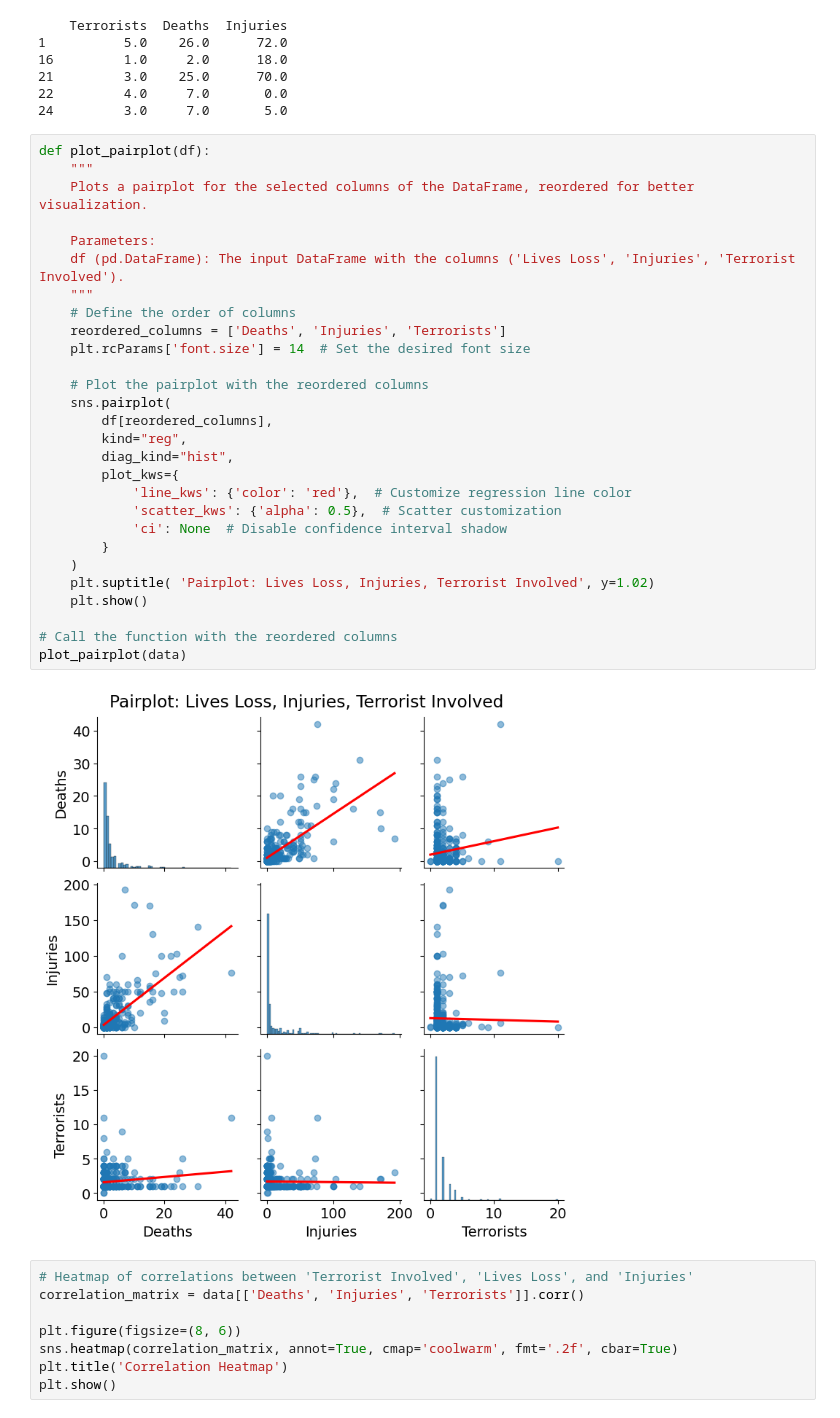
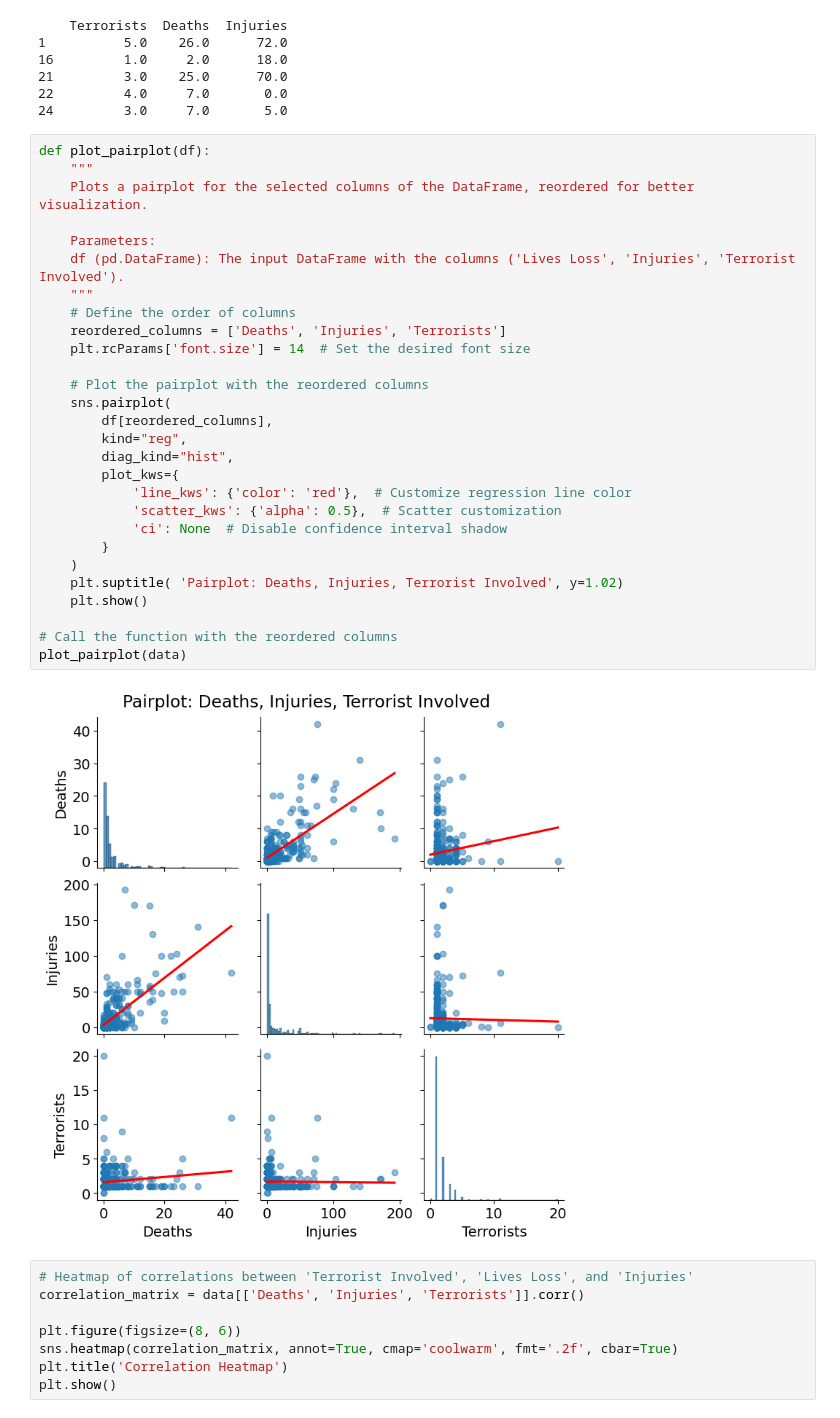
Before and after one commit to Yarin-Shohat/Terror-Attacks-Visualization, a Jupyter notebook: First Visualizations/עיצובים_חלופיים_מטלה_2.ipynb, the cells around one changed output. Saved outputs shown, nothing was run; the diff lists cells and outputs as text.

```diff
--- a/First Visualizations/עיצובים_חלופיים_מטלה_2.ipynb
+++ b/First Visualizations/עיצובים_חלופיים_מטלה_2.ipynb
@@ -56,33 +56,33 @@ print(data.head(5))
 # %%
 def plot_pairplot(df):
     """
     Plots a pairplot for the selected columns of the DataFrame, reordered for better visualization.
 
     Parameters:
     df (pd.DataFrame): The input DataFrame with the columns ('Lives Loss', 'Injuries', 'Terrorist Involved').
     """
     # Define the order of columns
     reordered_columns = ['Deaths', 'Injuries', 'Terrorists']
     plt.rcParams['font.size'] = 14  # Set the desired font size
 
     # Plot the pairplot with the reordered columns
     sns.pairplot(
         df[reordered_columns],
         kind="reg",
         diag_kind="hist",
         plot_kws={
             'line_kws': {'color': 'red'},  # Customize regression line color
             'scatter_kws': {'alpha': 0.5},  # Scatter customization
             'ci': None  # Disable confidence interval shadow
         }
     )
-    plt.suptitle( 'Pairplot: Lives Loss, Injuries, Terrorist Involved', y=1.02)
+    plt.suptitle( 'Pairplot: Deaths, Injuries, Terrorist Involved', y=1.02)
     plt.show()
 
 # Call the function with the reordered columns
 plot_pairplot(data)
 # %% [output]
-[figure, old version]
+[figure, new version]
 # %%
 # Heatmap of correlations between 'Terrorist Involved', 'Lives Loss', and 'Injuries'
 correlation_matrix = data[['Deaths', 'Injuries', 'Terrorists']].corr()
```
